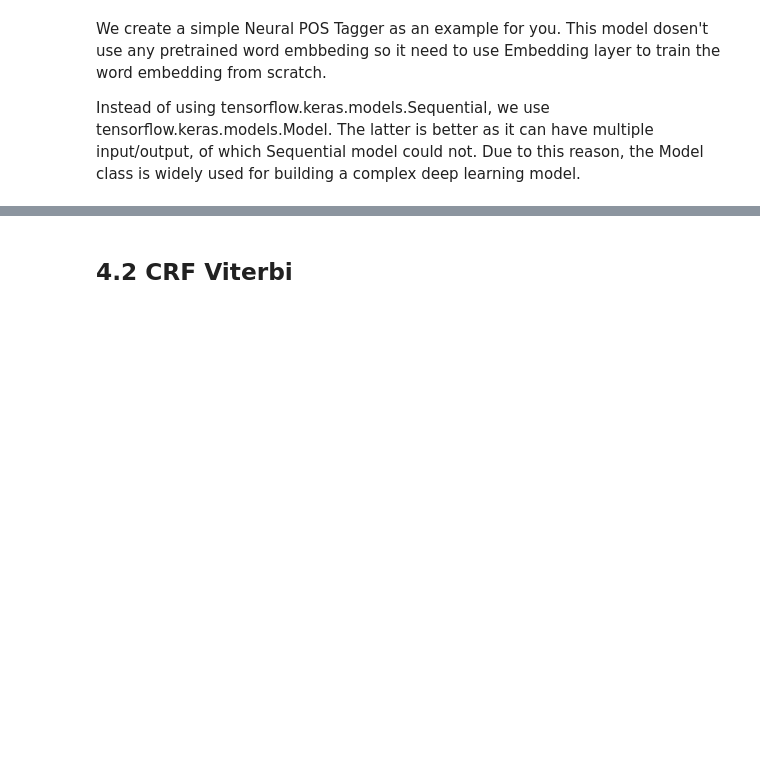
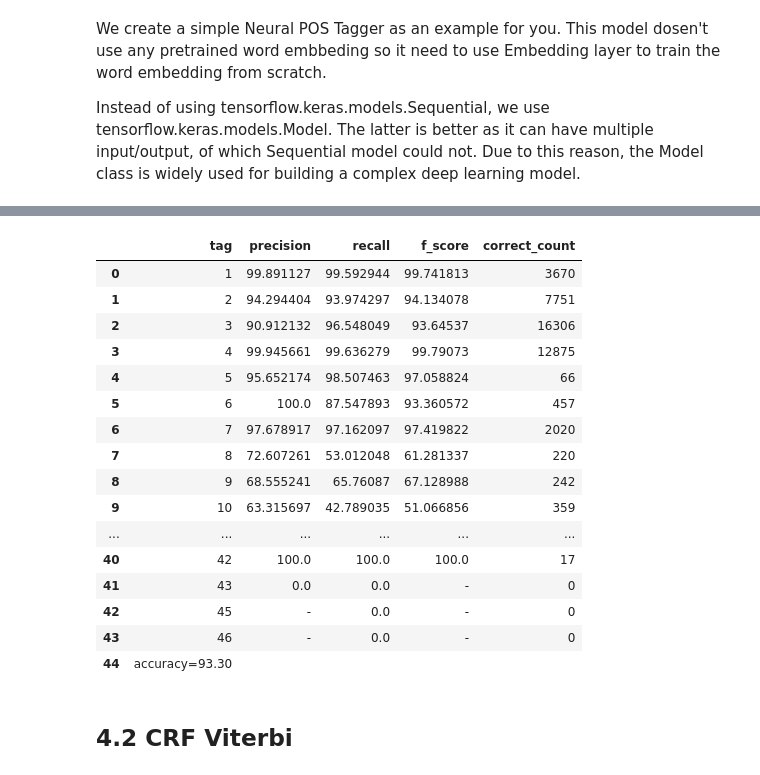
Before and after one commit to AthimetA/FRA501_Natural_Language_Processing, a Jupyter notebook: Homework/HW1/HW1.3_PoS_tagging.ipynb, the cells around one changed output, grey strips where cells are left out. Cells and saved outputs as stored; diff of their text form; code cells hidden in the pictures; blank space fills up the shorter version.

```diff
--- a/Homework/HW1/HW1.3_PoS_tagging.ipynb
+++ b/Homework/HW1/HW1.3_PoS_tagging.ipynb
@@ -153,10 +156,11 @@ y_test =  [sent2labels(sent) for sent in test_data]
 # %%
 x_train=tf.keras.preprocessing.sequence.pad_sequences(x_train, maxlen=None, dtype='int32', padding='post', truncating='pre', value=0.)
-y_train=tf.keras.preprocessing.sequence.pad_sequences(y_train, maxlen=None, dtype='int32', padding='post', truncating='pre', value=0.)
+y_train_pad=tf.keras.preprocessing.sequence.pad_sequences(y_train, maxlen=None, dtype='int32', padding='post', truncating='pre', value=0.)
 x_test=tf.keras.preprocessing.sequence.pad_sequences(x_test, maxlen=102, dtype='int32', padding='post', truncating='pre', value=0.)
+y_test_pad=tf.keras.preprocessing.sequence.pad_sequences(y_test, maxlen=102, dtype='int32', padding='post', truncating='pre', value=0.)
 y_temp =[]
-for i in range(len(y_train)):
-    y_temp.append(np.eye(n_classes)[y_train[i]][np.newaxis,:])
+for i in range(len(y_train_pad)):
+    y_temp.append(np.eye(n_classes)[y_train_pad[i]][np.newaxis,:])
 y_train = np.asarray(y_temp).reshape(-1,102,n_classes)
 del(y_temp)
 # %%
@@ -264,11 +295,11 @@ Instead of using tensorflow.keras.models.Sequential, we use tensorflow.keras.mod
 # %%
-inputs = Input(shape=(102,), dtype='int32')
-output = (Embedding(len(word_to_idx),32,input_length=102,mask_zero=True))(inputs)
-output = Bidirectional(GRU(32, return_sequences=True))(output)
-output = Dropout(0.2)(output)
-output = TimeDistributed(Dense(n_classes,activation='softmax'))(output)
-model = Model(inputs, output)
-model.compile(optimizer=Adam(lr=0.001),  loss='categorical_crossentropy', metrics=['categorical_accuracy'])
-
-model.summary()
-model.fit(x_train,y=y_train, batch_size=64,epochs=10,verbose=1)
+def NPOSmodel(name='NeuralPOSTagger'):
+    inputs = Input(shape=(102,), dtype='int32')
+    output = (Embedding(len(word_to_idx),32,input_length=102,mask_zero=True))(inputs)
+    output = Bidirectional(GRU(32, return_sequences=True))(output)
+    output = Dropout(0.2)(output)
+    output = TimeDistributed(Dense(n_classes,activation='softmax'))(output)
+    model = Model(inputs, output, name=name)
+    model.compile(optimizer=Adam(learning_rate=0.001),  loss='categorical_crossentropy', metrics=['categorical_accuracy'])
+    model.summary()
+    return model
@@ -294,0 +306,2 @@ KeyboardInterrupt:
+# %%
+demo_model = NPOSmodel()
@@ -294,0 +326,3 @@ KeyboardInterrupt:
+# %%
+# First train
+demo_model.fit(x_train,y=y_train, batch_size=64,epochs=10,verbose=1)
@@ -298,7 +354,7 @@ model.fit(x_train,y_train,batch_size=64,epochs=10,verbose=1)
 # %%
-%%time
-#model.save_weights('/data/my_pos_no_crf.h5')
-#model.load_weights('/data/my_pos_no_crf.h5')
-y_pred=model.predict(x_test)
+#demo_model.save_weights('/data/my_pos_no_crf.h5')
+#demo_model.load_weights('/data/my_pos_no_crf.h5')
+y_pred= demo_model.predict(x_test)
 ypred = [outputToLabel(y_pred[i],len(y_test[i])) for i in range(len(y_pred))]
 evaluation_report(y_test, ypred)
+# %% [output]
@@ -305,3 +362,20 @@ evaluation_report(y_test, ypred)
+|  | tag | precision | recall | f_score | correct_count |
+| 0 | 1 | 99.891127 | 99.592944 | 99.741813 | 3670 |
+| 1 | 2 | 94.294404 | 93.974297 | 94.134078 | 7751 |
+| 2 | 3 | 90.912132 | 96.548049 | 93.64537 | 16306 |
+| 3 | 4 | 99.945661 | 99.636279 | 99.79073 | 12875 |
+| 4 | 5 | 95.652174 | 98.507463 | 97.058824 | 66 |
+| 5 | 6 | 100.0 | 87.547893 | 93.360572 | 457 |
+| 6 | 7 | 97.678917 | 97.162097 | 97.419822 | 2020 |
+| 7 | 8 | 72.607261 | 53.012048 | 61.281337 | 220 |
+| 8 | 9 | 68.555241 | 65.76087 | 67.128988 | 242 |
+| 9 | 10 | 63.315697 | 42.789035 | 51.066856 | 359 |
+| ... | ... | ... | ... | ... | ... |
+| 40 | 42 | 100.0 | 100.0 | 100.0 | 17 |
+| 41 | 43 | 0.0 | 0.0 | - | 0 |
+| 42 | 45 | - | 0.0 | - | 0 |
+| 43 | 46 | - | 0.0 | - | 0 |
+| 44 | accuracy=93.30 |  |  |  |  |
 # %% [markdown]
 ## 4.2 CRF Viterbi
 # %% [markdown]
```
Also changed, not shown: parts of 17 cells of this notebook, 2 other files.
